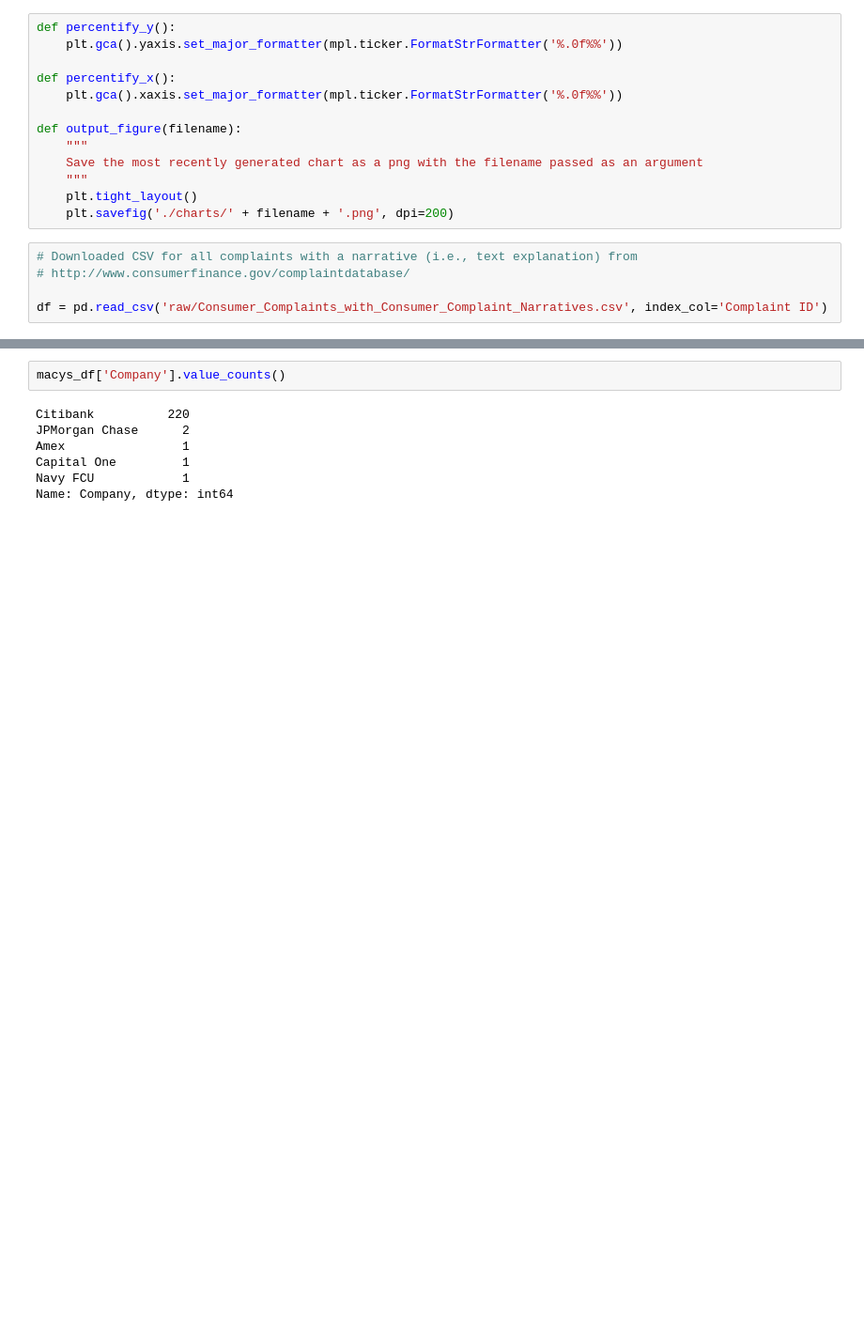
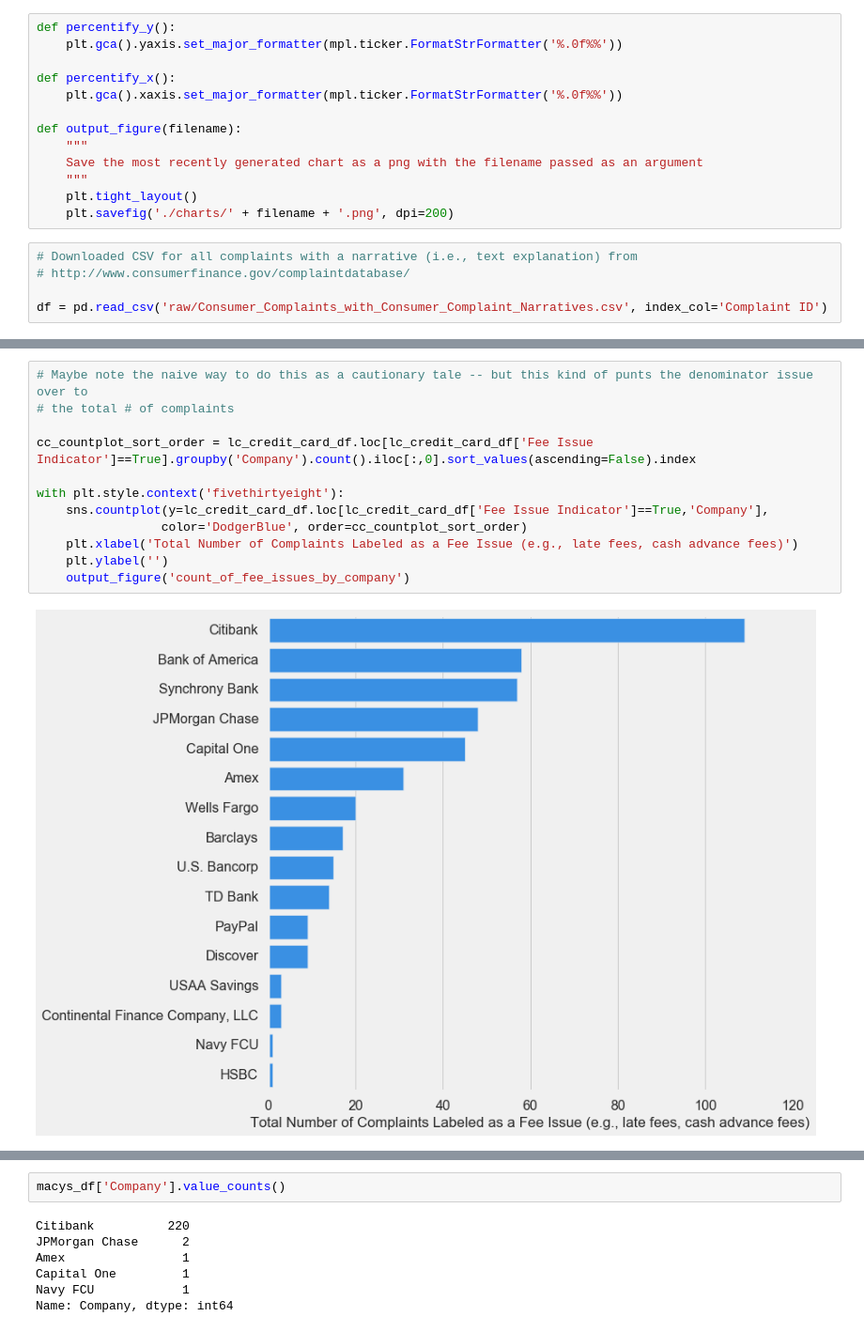
Before and after one commit to HipHoff/HipHoff, a Jupyter notebook: CFPB Complaints/Munging and Analysis.ipynb, the cells around one changed output, grey strips where cells are left out. Shown at 94% size. Drawn from its saved outputs; the diff is of its cells as text; blank space fills up the shorter version.

```diff
--- a/CFPB Complaints/Munging and Analysis.ipynb
+++ b/CFPB Complaints/Munging and Analysis.ipynb
@@ -123,0 +123,14 @@ Name: Company response to consumer, dtype: int64
+# %%
+# Maybe note the naive way to do this as a cautionary tale -- but this kind of punts the denominator issue over to
+# the total # of complaints
+
+cc_countplot_sort_order = lc_credit_card_df.loc[lc_credit_card_df['Fee Issue Indicator']==True].groupby('Company').count().iloc[:,0].sort_values(ascending=False).index
+
+with plt.style.context('fivethirtyeight'):
+    sns.countplot(y=lc_credit_card_df.loc[lc_credit_card_df['Fee Issue Indicator']==True,'Company'],
+                 color='DodgerBlue', order=cc_countplot_sort_order)
+    plt.xlabel('Total Number of Complaints Labeled as a Fee Issue (e.g., late fees, cash advance fees)')
+    plt.ylabel('')
+    output_figure('count_of_fee_issues_by_company')
+# %% [output]
+[figure, added]
```
Also changed, not shown: parts of 44 cells of this notebook, 6 other files.
